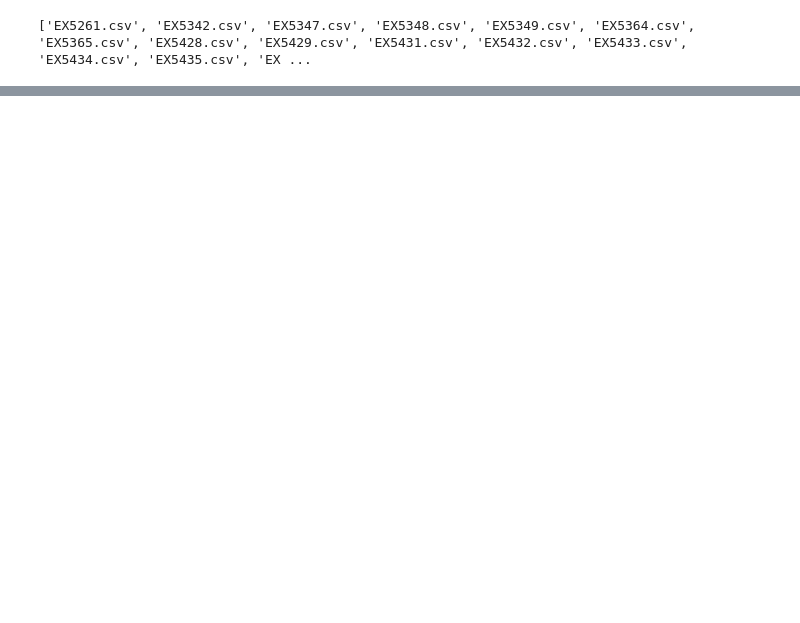
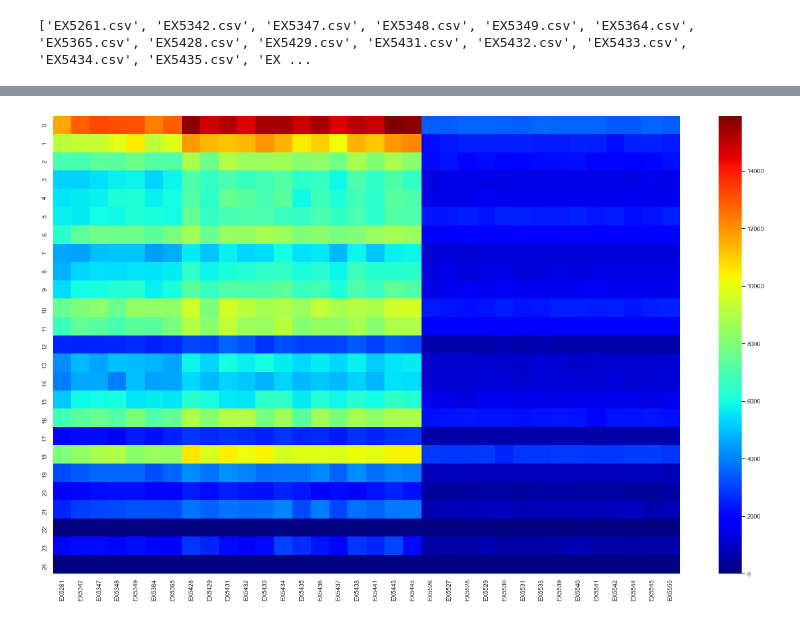
Before and after one commit to amanzadi/ATM-ML, a Jupyter notebook: data exploration.ipynb, the cells around one changed output, grey strips where cells are left out. Saved outputs shown, nothing was run; the diff lists cells and outputs as text; code cells hidden in the pictures; blank space fills up the shorter version.

```diff
--- a/data exploration.ipynb
+++ b/data exploration.ipynb
@@ -71,0 +82,9 @@ result
+# %%
+
+sns.set(rc={'figure.figsize':(25,15)})
+
+ax = sns.heatmap(result.iloc[:,1:], cmap='jet')
+#res_norm = result.iloc[:,1:]/result.iloc[:,1:].max().max()
+#ax = sns.heatmap(res_norm, cmap='jet')
+# %% [output]
+[figure, added]
```
Also changed, not shown: parts of 5 cells of this notebook.
